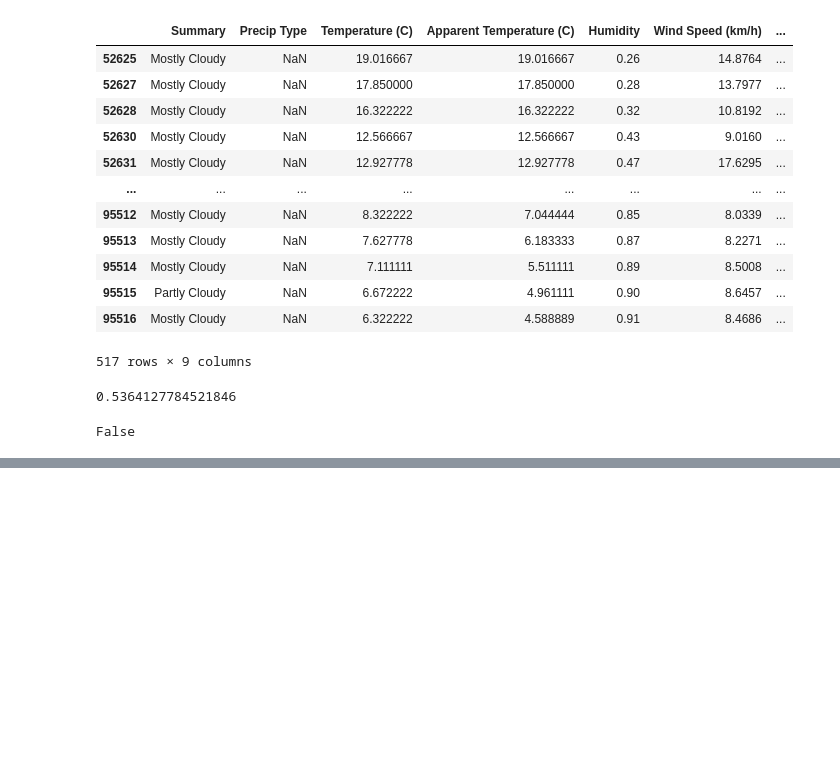
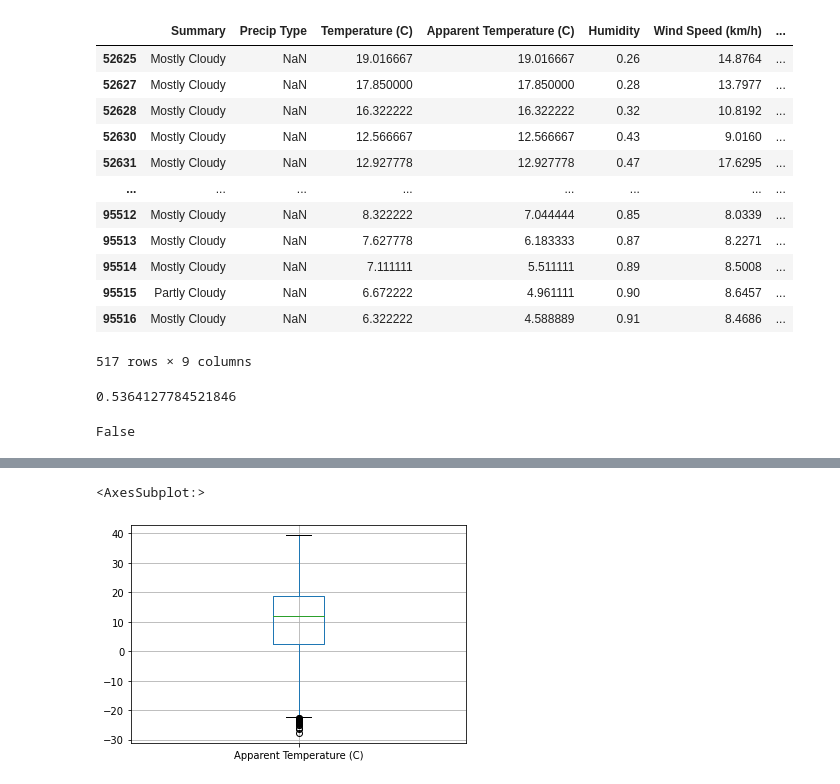
Before and after one commit to jasmeen848/temperature-prediction-model, a Jupyter notebook: TemperaturePredictionRegression.ipynb, the cells around one changed output, grey strips where cells are left out. Saved outputs shown, nothing was run; the diff lists cells and outputs as text; code cells hidden in the pictures; blank space fills up the shorter version.

```diff
--- a/TemperaturePredictionRegression.ipynb
+++ b/TemperaturePredictionRegression.ipynb
@@ -236,0 +245,5 @@ False
+# %%
+new_weather_df.boxplot(column=['Apparent Temperature (C)'])
+# %% [output]
+<AxesSubplot:>
+[figure, added]
```
Also changed, not shown: parts of 12 cells of this notebook.
